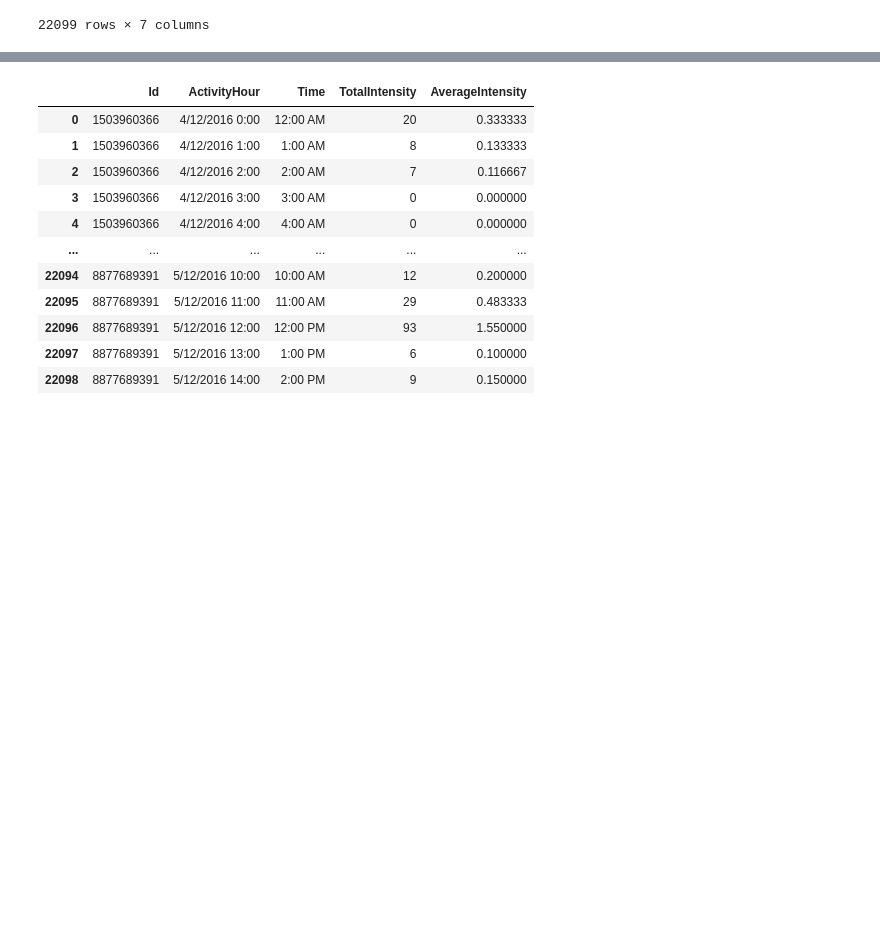
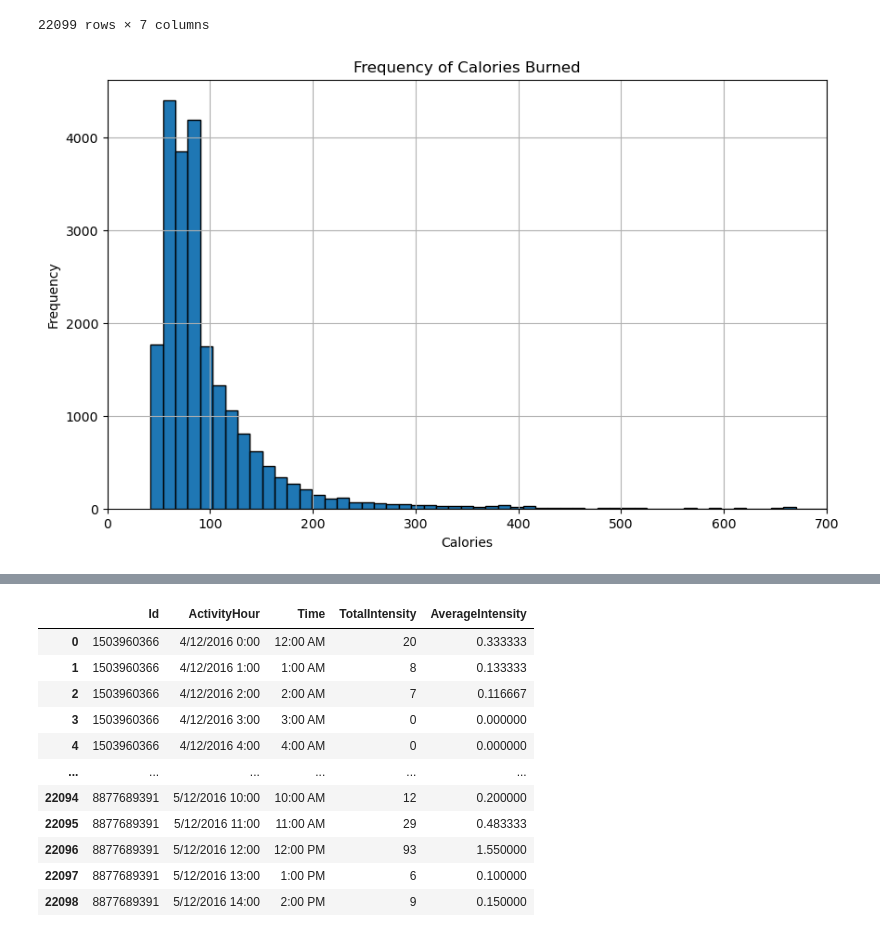
Before and after one commit to kellygiron/Group-1---Project-1, a Jupyter notebook: Project1.ipynb, the cells around one changed output, grey strips where cells are left out. Saved outputs shown, nothing was run; the diff lists cells and outputs as text; code cells hidden in the pictures; blank space fills up the shorter version.

```diff
--- a/Project1.ipynb
+++ b/Project1.ipynb
@@ -18,4 +18,17 @@ df
 | 22097 | 4445114986 | 23:00:00 | 22 | 114 | 2016-04-28T23:00:00Z | 4/28/2016 | Night |
 | 22098 | 8583815059 | 23:00:00 | 9 | 114 | 2016-04-12T23:00:00Z | 4/12/2016 | Night |
 22099 rows × 7 columns
+# %%
+calories = df['Calories']
+
+plt.figure(figsize=(10, 6))
+plt.hist(calories, bins=75, edgecolor='black')
+plt.title('Frequency of Calories Burned')
+plt.xlabel('Calories')
+plt.xlim(0, 700)
+plt.ylabel('Frequency')
+plt.grid(True)
+plt.show()
+# %% [output]
+[figure, added]
 # %%
```
Also changed, not shown: parts of 6 cells of this notebook.
